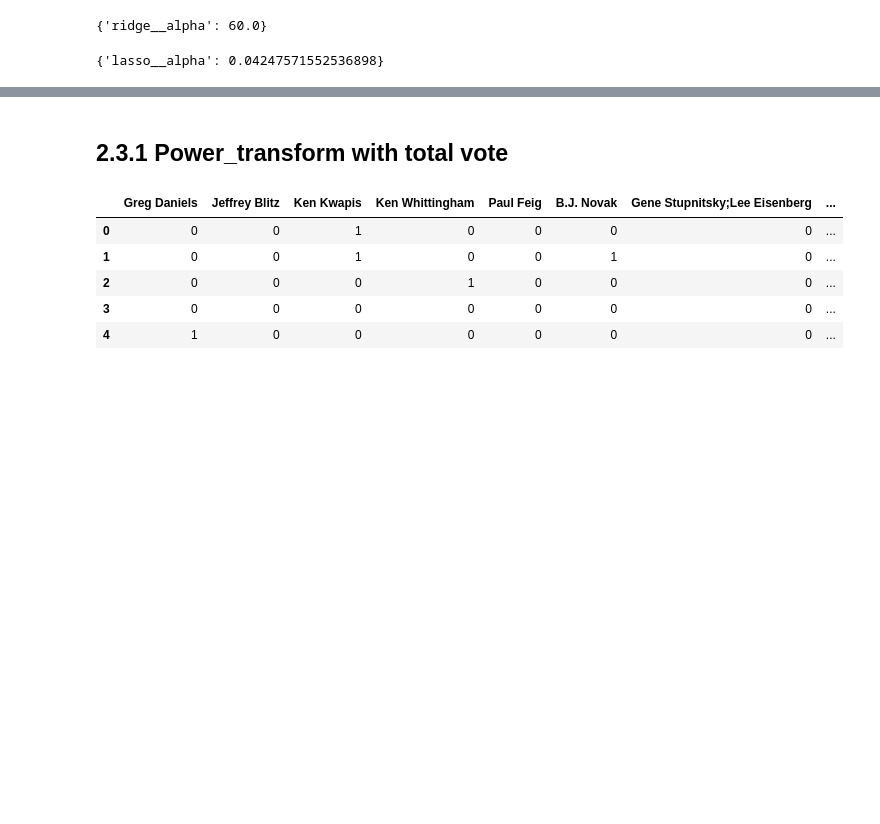
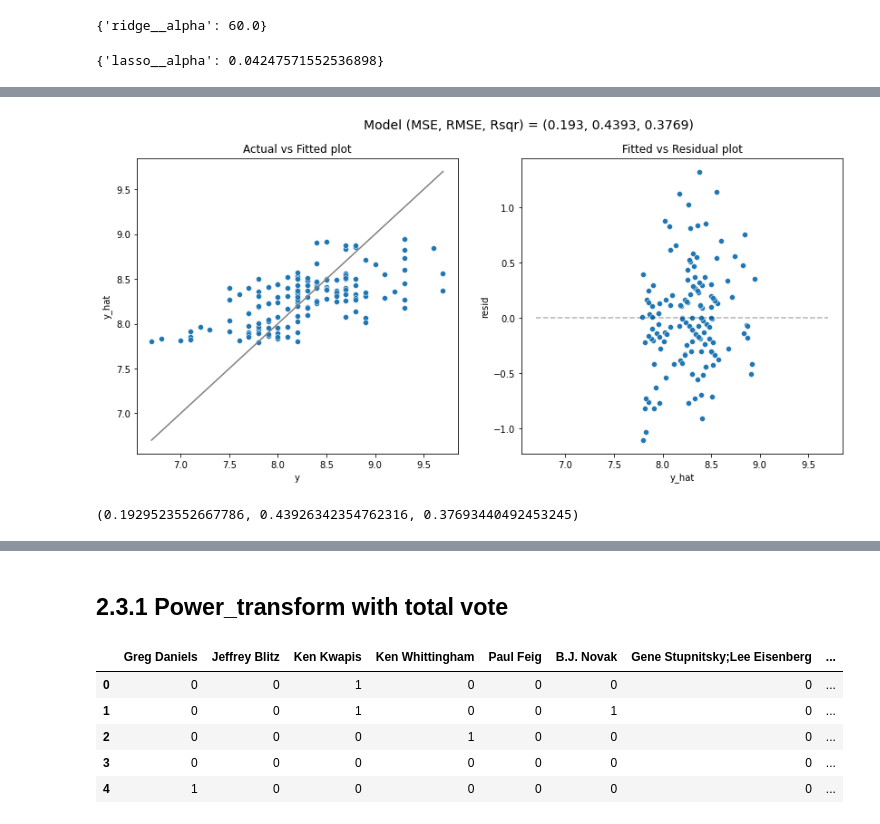
Before and after one commit to Mengyao41/ML_proj1, a Jupyter notebook: all_model.ipynb, the cells around one changed output, grey strips where cells are left out. Cells and saved outputs as stored; diff of their text form; code cells hidden in the pictures; blank space fills up the shorter version.

Commit message:
models

```diff
--- a/all_model.ipynb
+++ b/all_model.ipynb
@@ -364,0 +371,8 @@ display(all_scores.xs('sd', level=1, drop_level=False))
+# %%
+import matplotlib.pyplot as plt
+import seaborn as sns
+lasso_model = lasso_pipe.fit(X_train , y_train)
+model_fit(lasso_model, X_train, y_train, plot = True)
+# %% [output]
+[figure, added]
+(0.1929523552667786, 0.43926342354762316, 0.37693440492453245)
```
Also changed, not shown: parts of 12 cells of this notebook.
